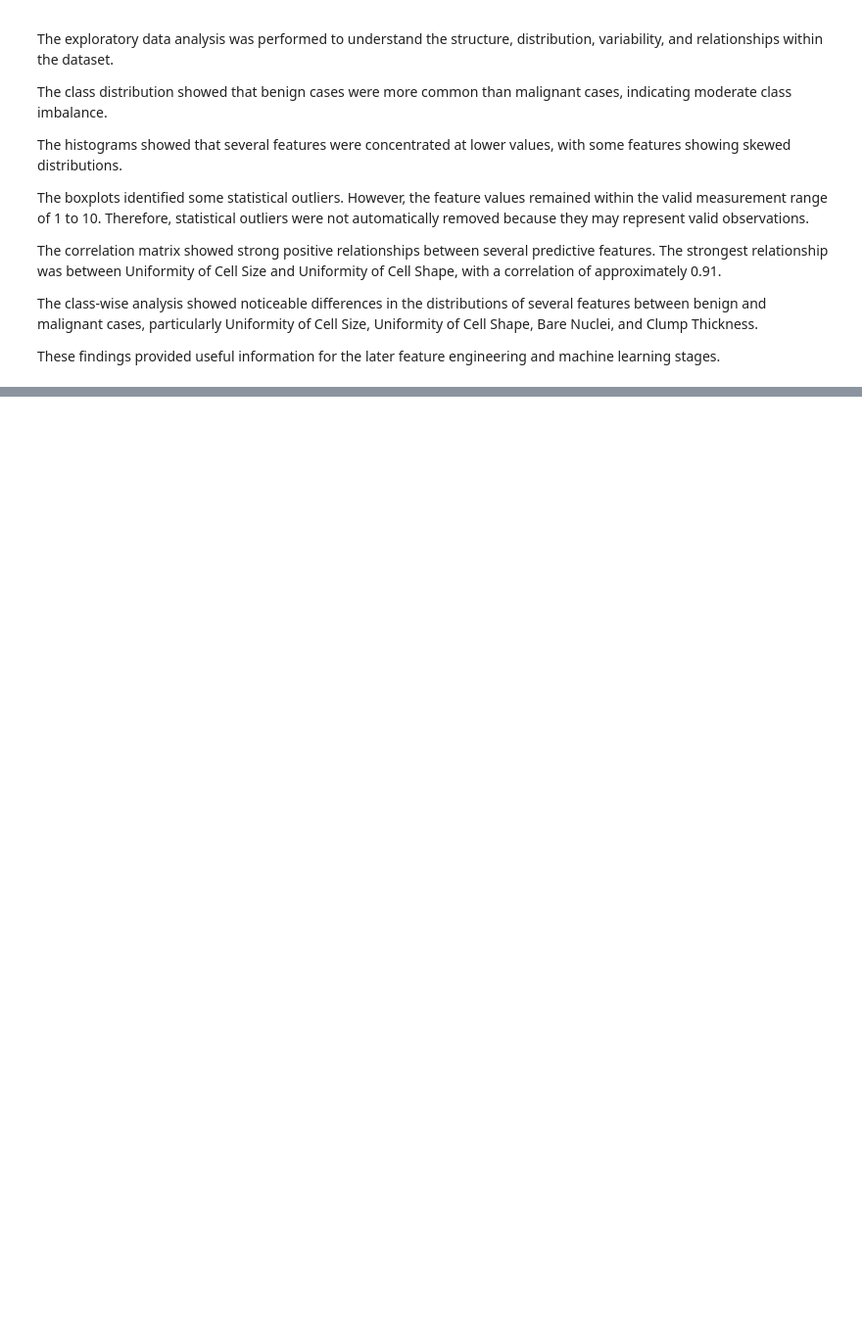
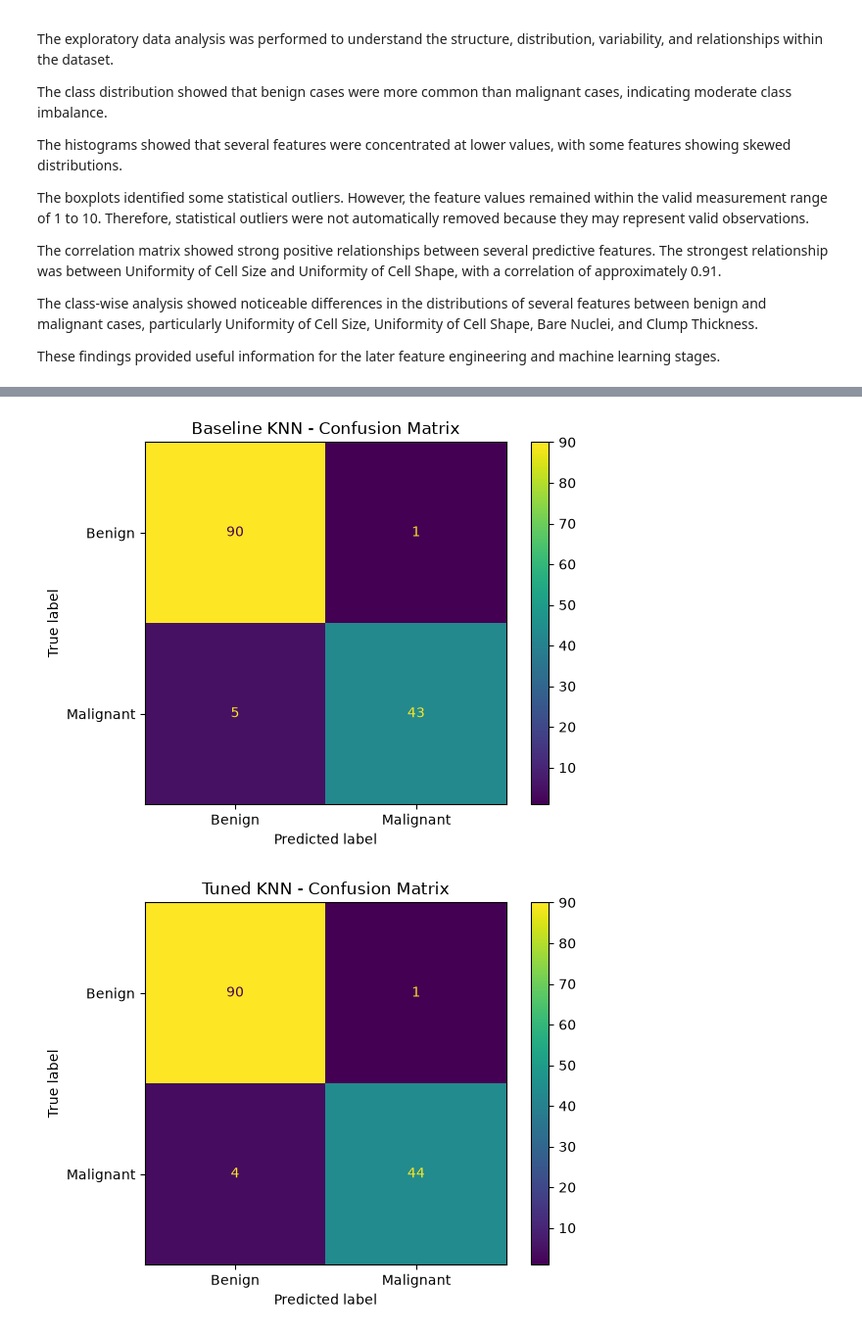
Before and after one commit to N-Amasha/Breast-Cancer-Classification, a Jupyter notebook: MEMBER_02/notebook.ipynb, the cells around one changed output, grey strips where cells are left out. Shown at 98% size. Drawn from its saved outputs; the diff is of its cells as text; code cells hidden in the pictures; blank space fills up the shorter version.

```diff
--- a/MEMBER_02/notebook.ipynb
+++ b/MEMBER_02/notebook.ipynb
@@ -301,0 +1421,41 @@ These findings provided useful information for the later feature engineering and
+# %%
+# ============================================================
+# VISUALIZE BASELINE AND TUNED CONFUSION MATRICES
+# ============================================================
+
+# Create the baseline confusion matrix display.
+baseline_display = ConfusionMatrixDisplay(
+    confusion_matrix=knn_baseline_cm,
+    display_labels=["Benign", "Malignant"]
+)
+
+# Plot the baseline confusion matrix.
+baseline_display.plot()
+
+# Add a clear title.
+plt.title("Baseline KNN - Confusion Matrix")
+
+# Display the figure.
+plt.show()
+
+
+# ------------------------------------------------------------
+
+
+# Create the tuned confusion matrix display.
+tuned_display = ConfusionMatrixDisplay(
+    confusion_matrix=knn_tuned_cm,
+    display_labels=["Benign", "Malignant"]
+)
+
+# Plot the tuned confusion matrix.
+tuned_display.plot()
+
+# Add a clear title.
+plt.title("Tuned KNN - Confusion Matrix")
+
+# Display the figure.
+plt.show()
+# %% [output]
+[figure, added]
+[figure, added]
```
Also changed, not shown: parts of 27 cells of this notebook, 4 other files.
